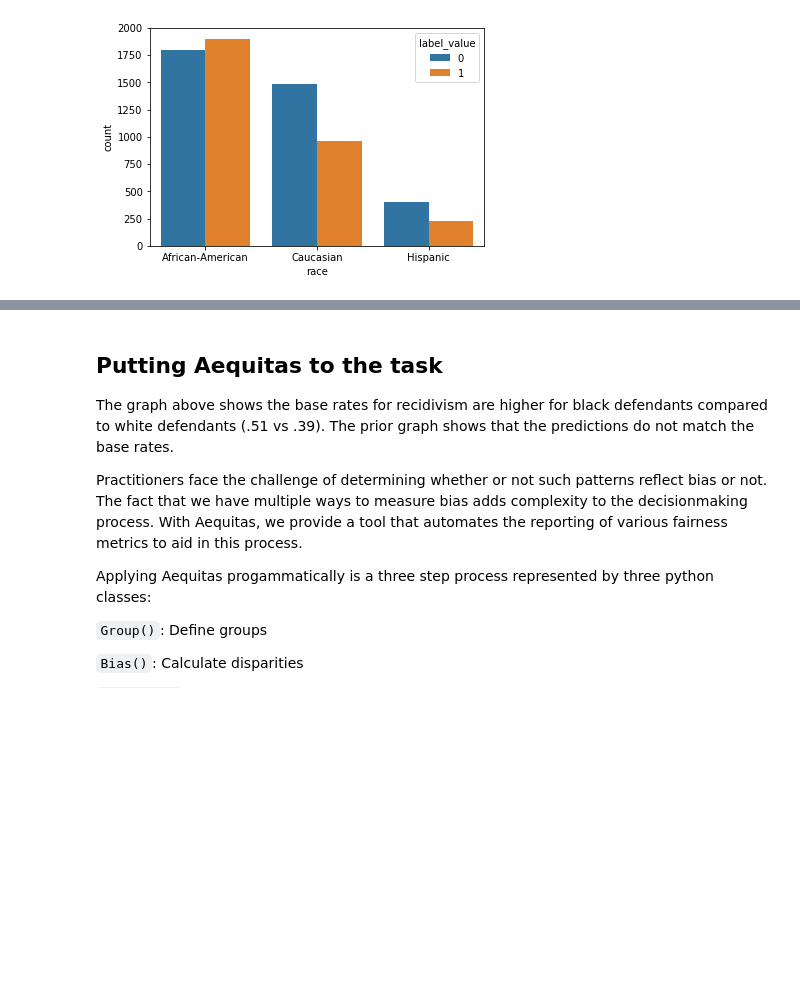
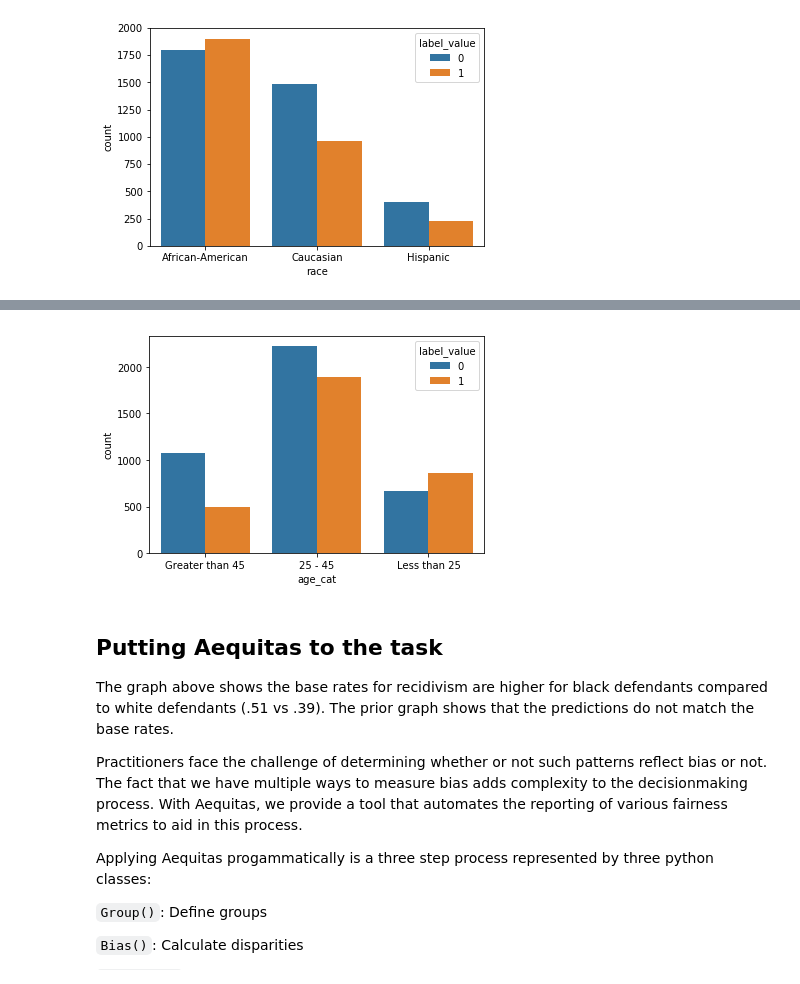
Before and after one commit to dssg/aequitas, a Jupyter notebook: docs/source/examples/compas_demo.ipynb, the cells around one changed output, grey strips where cells are left out. Cells and saved outputs as stored; diff of their text form; code cells hidden in the pictures; blank space fills up the shorter version.

```diff
--- a/docs/source/examples/compas_demo.ipynb
+++ b/docs/source/examples/compas_demo.ipynb
@@ -52,3 +72,7 @@ g = sns.countplot(x="race", hue="label_value", data=df[df.race.isin(['African-Am
+# %%
+g = sns.countplot(x="age_cat", hue="label_value", data=df)
+# %% [output]
+[figure, added]
 # %% [markdown]
 ## Putting Aequitas to the task
 
```
Also changed, not shown: parts of 38 cells of this notebook.
